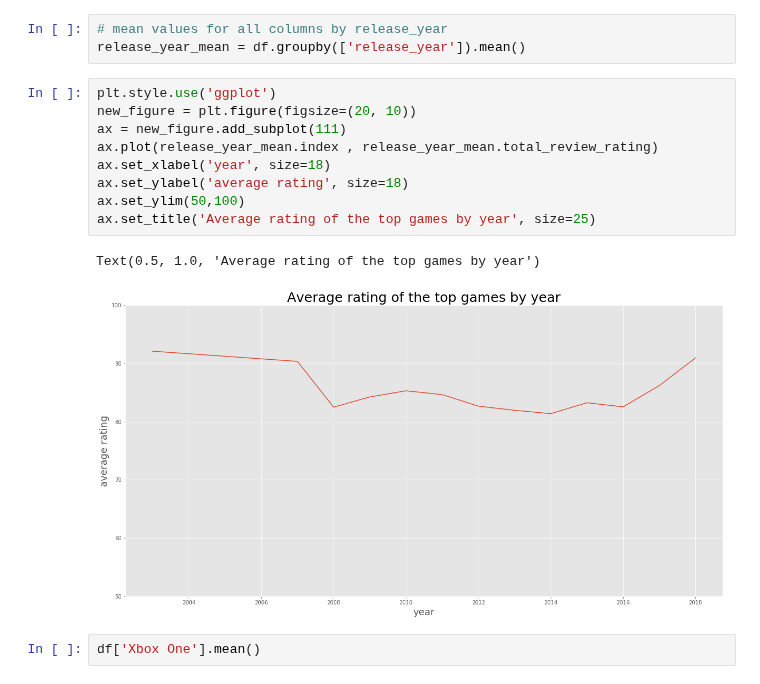
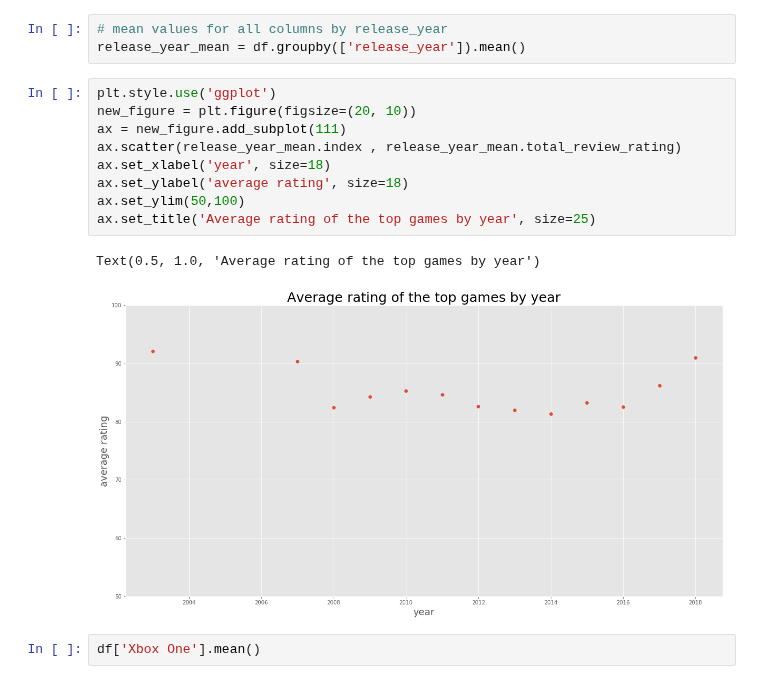
Before and after one commit to Judahesses/IGDB-Project-1, a Jupyter notebook: igdb-project-1.ipynb, the cells around one changed output. Drawn from its saved outputs; the diff is of its cells as text.

Commit message:
change plot to gg on average rating per year

```diff
--- a/igdb-project-1.ipynb
+++ b/igdb-project-1.ipynb
@@ -272,15 +272,15 @@ release_year_mean = df.groupby(['release_year']).mean()
 # %%
 plt.style.use('ggplot')
 new_figure = plt.figure(figsize=(20, 10))
 ax = new_figure.add_subplot(111)
-ax.plot(release_year_mean.index , release_year_mean.total_review_rating)
+ax.scatter(release_year_mean.index , release_year_mean.total_review_rating)
 ax.set_xlabel('year', size=18)
 ax.set_ylabel('average rating', size=18)
 ax.set_ylim(50,100)
 ax.set_title('Average rating of the top games by year', size=25)
 # %% [output]
 Text(0.5, 1.0, 'Average rating of the top games by year')
-[figure, old version]
+[figure, new version]
 # %%
 df['Xbox One'].mean()
 # %% [output]
```
Also changed, not shown: parts of 1 cell of this notebook.
